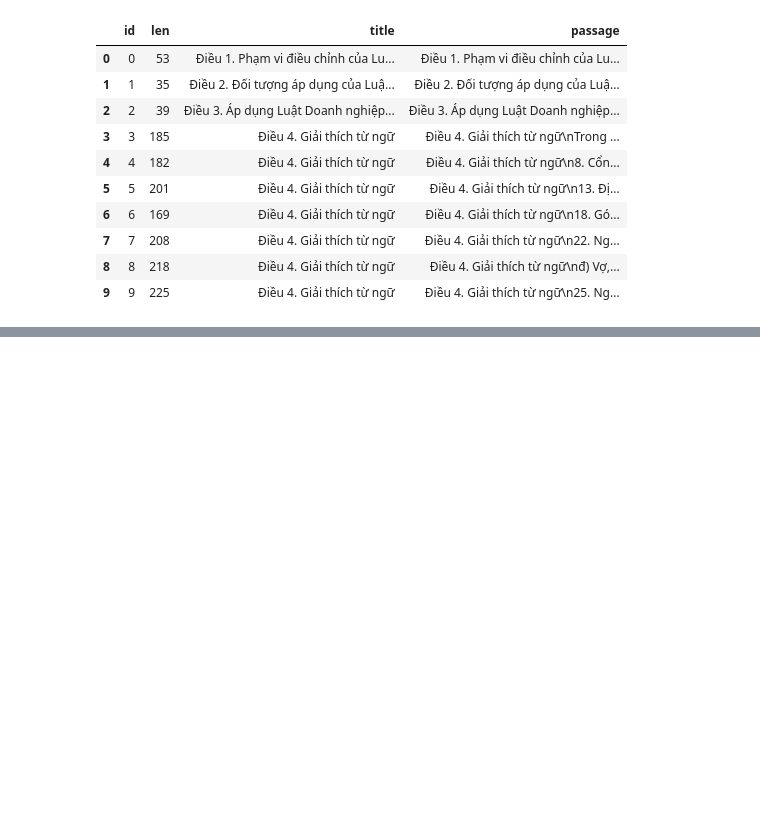
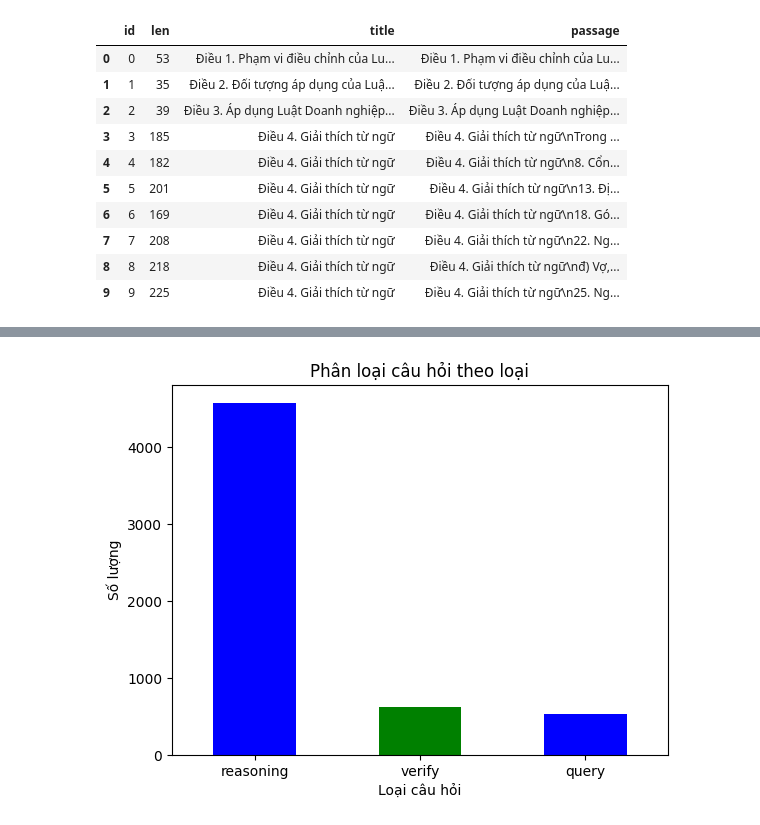
Before and after one commit to LTNhoTin/LegalBizAI_project, a Jupyter notebook: test_set/cleaning/da_qaset.ipynb, the cells around one changed output, grey strips where cells are left out. Cells and saved outputs as stored; diff of their text form; code cells hidden in the pictures; blank space fills up the shorter version.

```diff
--- a/test_set/cleaning/da_qaset.ipynb
+++ b/test_set/cleaning/da_qaset.ipynb
@@ -163,0 +209,3 @@ data.head(10)
+# %%
+qas = '/Users/nhotin/Documents/GitHub/LegalBizAI_project/test_set/cleaning/qaset.csv'
+qa = pd.read_csv(qas)
@@ -163,0 +230,18 @@ data.head(10)
+# %%
+df = pd.DataFrame(qa)
+
+# Đếm số lượng giá trị trong mỗi loại
+type_counts = df['type_question'].value_counts()
+
+# Vẽ biểu đồ cột
+type_counts.plot(kind='bar', rot=0, color=['b', 'g'])
+
+# Thêm nhãn trục và tiêu đề
+plt.xlabel('Loại câu hỏi')
+plt.ylabel('Số lượng')
+plt.title('Phân loại câu hỏi theo loại')
+
+# Hiển thị biểu đồ
+plt.show()
+# %% [output]
+[figure, added]
```
Also changed, not shown: parts of 8 cells of this notebook, 6 other files.
